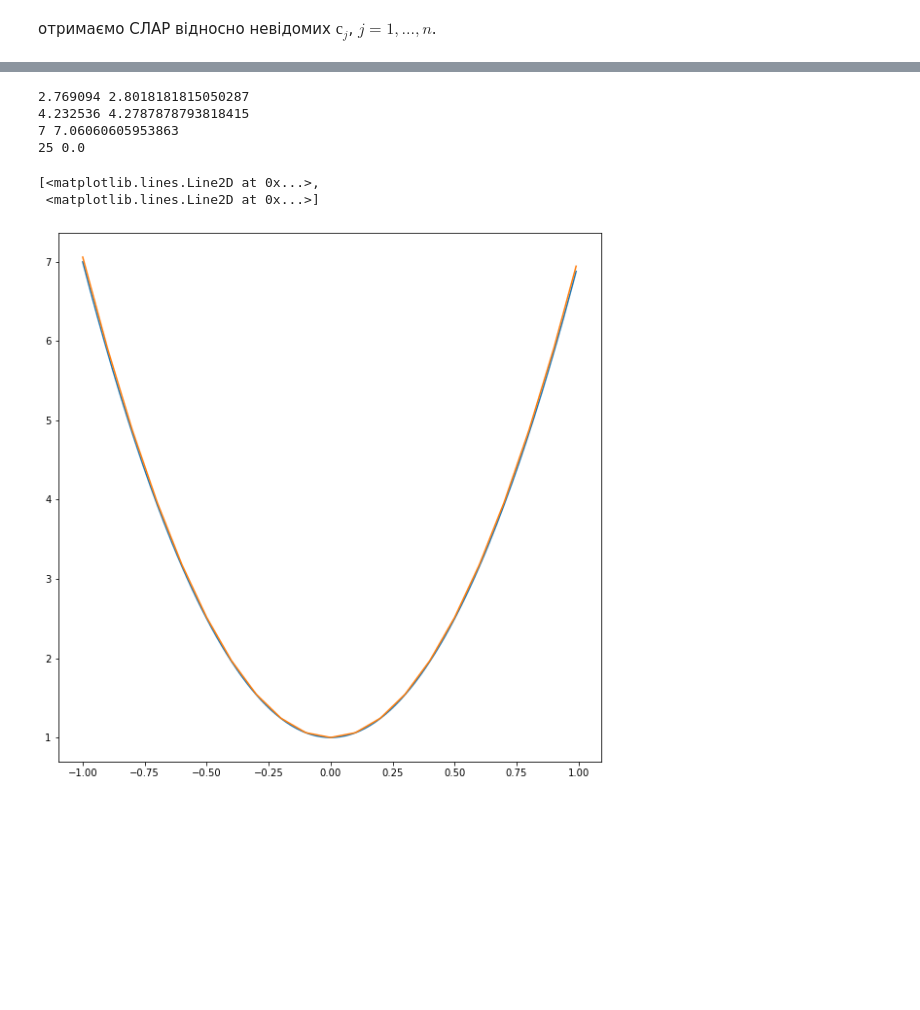
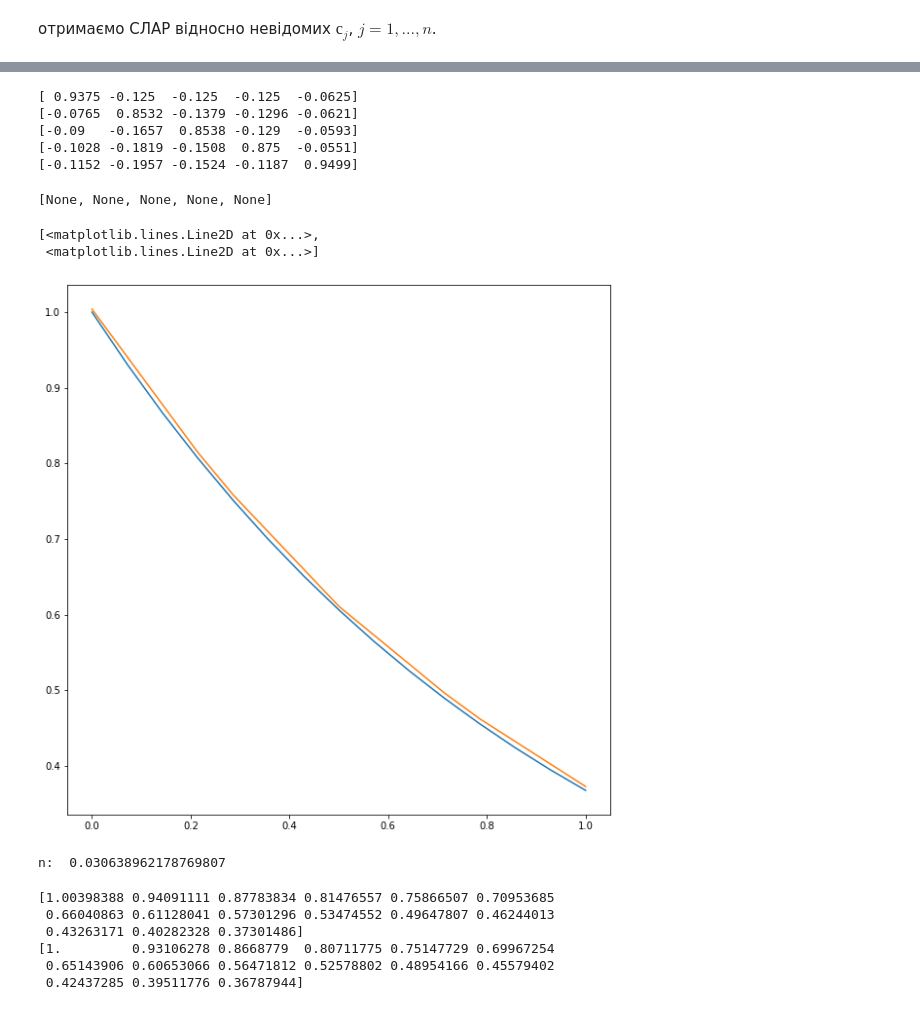
Before and after one commit to BohdanBuhrii/Linear-Integral-Equations, a Jupyter notebook: Program/Collocation for IE of second kind.ipynb, the cells around one changed output, grey strips where cells are left out. Drawn from its saved outputs; the diff is of its cells as text; code cells hidden in the pictures; blank space fills up the shorter version.

```diff
--- a/Program/Collocation for IE of second kind.ipynb
+++ b/Program/Collocation for IE of second kind.ipynb
@@ -45,10 +68,9 @@ A = np.zeros((n,n)).tolist()
 # %%
 def basicFunction(j, x, xx=xx, h=h):
-  n = len(xx)-1 ## TODO
-
-  if j >=1 and xx[j-1] <= x <= xx[j]:
-    return (x - xx[j-1])/h
-  elif j <= n-1 and xx[j] <= x <= xx[j+1]:
-    return (xx[j+1] - x)/h
-  else:
-    return 0
+    n = len(xx) - 1
+    if j >= 1 and xx[j-1] <= x <= xx[j]:
+        return (x - xx[j-1]) / (h)
+    elif j <= n - 1 and xx[j] <= x <= xx[j+1]:
+        return (xx[j+1] - x) / (h)
+    else:
+        return 0
@@ -55,14 +99,19 @@ def basicFunction(j, x, xx=xx, h=h):
 # %%
-for i in range(n):
-  for j in range(n):
+collocate = Collocation(xx)
+A = collocate(K)
 
-    Kxi_li= lambda s: K(xx[i], s) * basicFunction(j, s)
+# for i in range(n):
+#     for j in range(n):
 
-    (integral, err) = integrate.quad(Kxi_li, a, b)
+#         Kxi_li= lambda s: K(xx[i], s) * (basicFunction(j, s))
+#         if (j == 0):
+#             (integral, err) = integrate.quad(Kxi_li, xx[j], xx[j + 1])
+#         elif (j == n - 1):
+#             (integral, err) = integrate.quad(Kxi_li, xx[j - 1], xx[j])
+#         else:
+#             (integral, err) = integrate.quad(Kxi_li, xx[j - 1], xx[j + 1])
 
-    A[i][j] = basicFunction(j, xx[i]) - integral
-
-#np.round(A, 3)
+#         A[i][j] = basicFunction(j, xx[i]) - lambd * integral
 # %%
 A = np.array(A, dtype='float')
 A.shape
@@ -80,26 +129,40 @@ LA.det(A)
 # %%
 c = LA.solve(A, ff)
+[ print(A[i].round(4)) for i in range(n) ]
+# %% [output]
+[ 0.9375 -0.125  -0.125  -0.125  -0.0625]
+[-0.0765  0.8532 -0.1379 -0.1296 -0.0621]
+[-0.09   -0.1657  0.8538 -0.129  -0.0593]
+[-0.1028 -0.1819 -0.1508  0.875  -0.0551]
+[-0.1152 -0.1957 -0.1524 -0.1187  0.9499]
+[None, None, None, None, None]
 # %%
 def y_approx(x, c=c):
-  return sum(c[i][0]*basicFunction(i, x) for i in range(n))
+    return sum([c[i][0]*basicFunction(i, x) for i in range(n)])
-# %%
-y = lambda x: 6*x**2 + 1
-# %%
-print(y(0.543), y_approx(0.543))
-print(y(0.734), y_approx(0.734))
-print(y(1), y_approx(1))
-print(y(2), y_approx(2))
-# %% [output]
-2.769094 2.8018181815050287
-4.232536 4.2787878793818415
-7 7.06060605953863
-25 0.0
 # %%
-p = np.arange(a, b, 0.01)
+hh = (b - a) / (n * 3 - 1)
+xxx = [ a + (hh * i) for i in range(n * 3)]
+
+p = np.array(xxx)
 
 plt.figure(figsize = (10,10))
+
 plt.plot(p, y(p), p, [y_approx(p_) for p_ in p])
 # %% [output]
 [<matplotlib.lines.Line2D at 0x...>,
  <matplotlib.lines.Line2D at 0x...>]
-[figure, old version]
+[figure, new version]
+# %%
+print("n: ", LA.norm(np.array([y_approx(p_) for p_ in p]) - np.array(y(p))))
+# %% [output]
+n:  0.030638962178769807
+# %%
+print(np.array([y_approx(p_) for p_ in p]))
+print(np.array(y(p)))
+# %% [output]
+[1.00398388 0.94091111 0.87783834 0.81476557 0.75866507 0.70953685
+ 0.66040863 0.61128041 0.57301296 0.53474552 0.49647807 0.46244013
+ 0.43263171 0.40282328 0.37301486]
+[1.         0.93106278 0.8668779  0.80711775 0.75147729 0.69967254
+ 0.65143906 0.60653066 0.56471812 0.52578802 0.48954166 0.45579402
+ 0.42437285 0.39511776 0.36787944]
```
Also changed, not shown: parts of 9 cells of this notebook, 2 other files.
